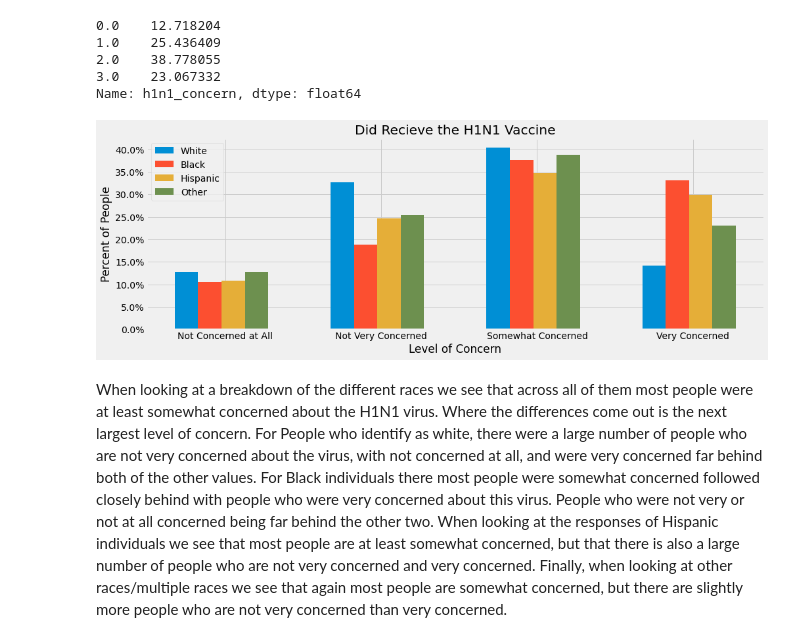
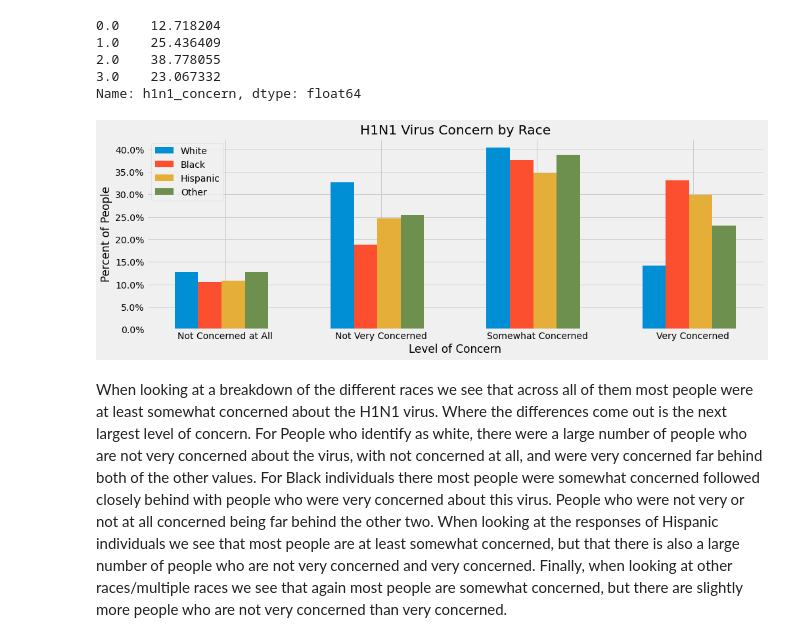
Before and after one commit to mankah/Capstone, a Jupyter notebook: H1N1_analysis_models/00_H1N1_Analysis.ipynb, the cells around one changed output. Drawn from its saved outputs; the diff is of its cells as text; code cells hidden in the pictures.

```diff
--- a/H1N1_analysis_models/00_H1N1_Analysis.ipynb
+++ b/H1N1_analysis_models/00_H1N1_Analysis.ipynb
@@ -197,24 +197,24 @@ other_multiple_concern*100
 2.0    38.778055
 3.0    23.067332
 Name: h1n1_concern, dtype: float64
-# %%
-fig, ax = plt.subplots(figsize=(15, 5))
-
-x = ['Not Concerned at All', 'Not Very Concerned',
-     'Somewhat Concerned', 'Very Concerned']
-width = 0.15
-plt.bar(white_concern.index, white_concern.values, width= width, label = 'White')
-plt.bar(black_concern.index + width, black_concern.values, width=width, label = 'Black')
-plt.bar(hispanic_concern.index + width*2, hispanic_concern.values, width=width, label = 'Hispanic')
-plt.bar(other_multiple_concern.index + width*3, other_multiple_concern.values, width=width, label = 'Other')
-plt.title('Did Recieve the H1N1 Vaccine')
-plt.ylabel('Percent of People')
-plt.xlabel('Level of Concern')
-plt.legend()
-ax.yaxis.set_major_formatter(mtick.PercentFormatter(1.0))
-plt.xticks(ticks=white_concern.index + width+.10, labels=x);
-# %% [output]
-[figure, removed]
+# %%
+fig, ax = plt.subplots(figsize=(15, 5))
+
+x = ['Not Concerned at All', 'Not Very Concerned',
+     'Somewhat Concerned', 'Very Concerned']
+width = 0.15
+plt.bar(white_concern.index, white_concern.values, width= width, label = 'White')
+plt.bar(black_concern.index + width, black_concern.values, width=width, label = 'Black')
+plt.bar(hispanic_concern.index + width*2, hispanic_concern.values, width=width, label = 'Hispanic')
+plt.bar(other_multiple_concern.index + width*3, other_multiple_concern.values, width=width, label = 'Other')
+plt.title('H1N1 Virus Concern by Race')
+plt.ylabel('Percent of People')
+plt.xlabel('Level of Concern')
+plt.legend()
+ax.yaxis.set_major_formatter(mtick.PercentFormatter(1.0))
+plt.xticks(ticks=white_concern.index + width+.10, labels=x);
+# %% [output]
+[figure, added]
 # %% [markdown]
 When looking at a breakdown of the different races we see that across all of them most people were at least somewhat concerned about the H1N1 virus. Where the differences come out is the next largest level of concern. For People who identify as white, there were a large number of people who are not very concerned about the virus, with not concerned at all, and were very concerned far behind both of the other values. For Black individuals there most people were somewhat concerned followed closely behind with people who were very concerned about this virus. People who were not very or not at all concerned being far behind the other two. When looking at the responses of Hispanic individuals we see that most people are at least somewhat concerned, but that there is also a large number of people who are not very concerned and very concerned. Finally, when looking at other races/multiple races we see that again most people are somewhat concerned, but there are slightly more people who are not very concerned than very concerned.
 # %% [markdown]
```
Also changed, not shown: parts of 1 cell of this notebook, 3 other files.
